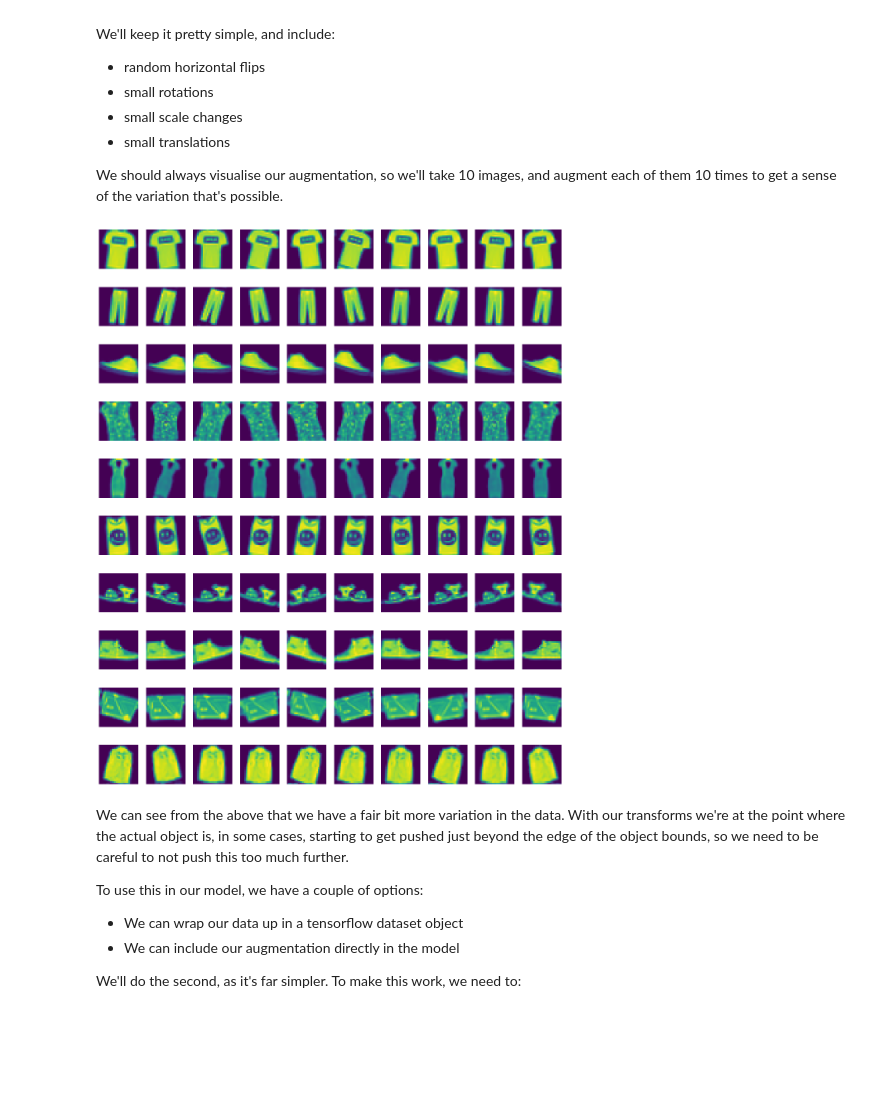
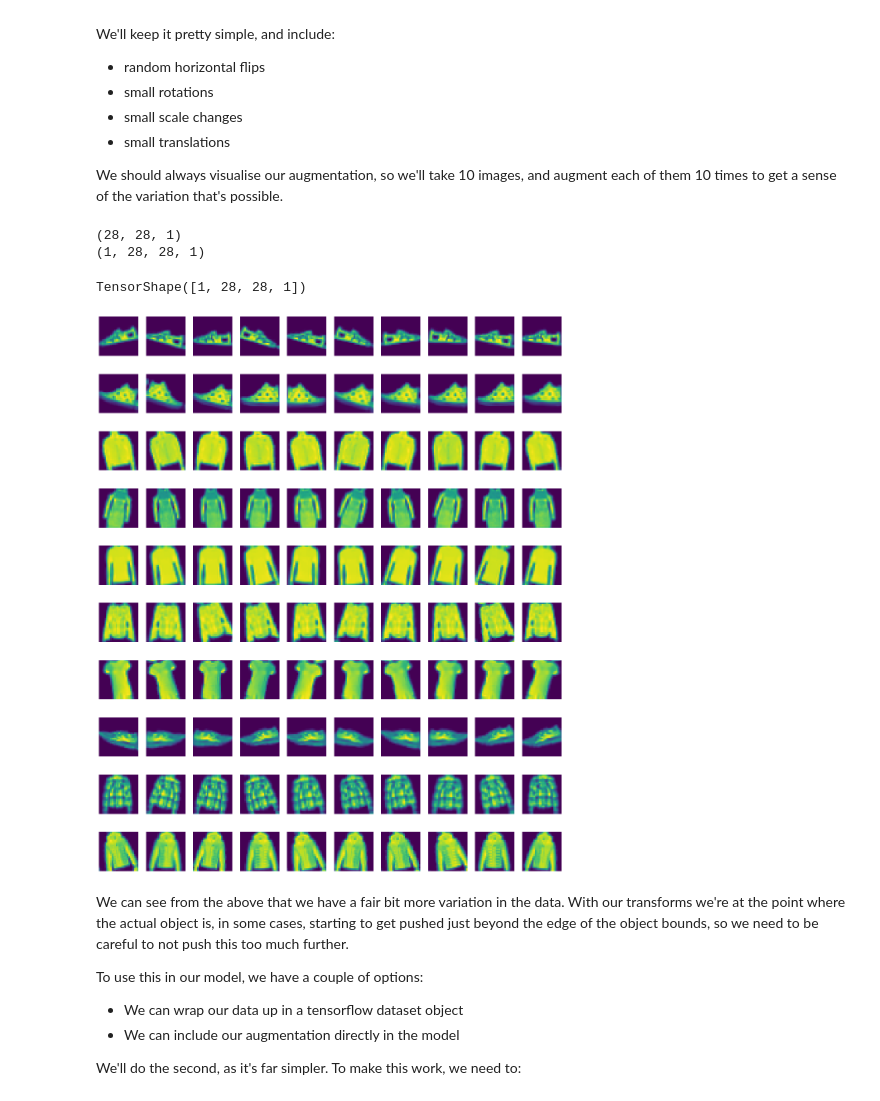
Before and after one commit to xiaohai-huang/cab420-workspace, a Jupyter notebook: work/machine-learning/week5/CAB420_DCNNs_Example_6_Fine_Tuning_and_Data_Augmentation.ipynb, the cells around one changed output. Cells and saved outputs as stored; diff of their text form; code cells hidden in the pictures; blank space fills up the shorter version.

```diff
--- a/work/machine-learning/week5/CAB420_DCNNs_Example_6_Fine_Tuning_and_Data_Augmentation.ipynb
+++ b/work/machine-learning/week5/CAB420_DCNNs_Example_6_Fine_Tuning_and_Data_Augmentation.ipynb
@@ -503,23 +509,31 @@ We'll keep it pretty simple, and include:
 * small translations
 
 We should always visualise our augmentation, so we'll take 10 images, and augment each of them 10 times to get a sense of the variation that's possible.
+# %%
+print(x_train[10,:,:,:].shape)
+print(tf.expand_dims(x_train[i+10,:,:,:],0).shape)
+data_augmentation(tf.expand_dims(x_train[i+10,:,:,:],0)).shape
+# %% [output]
+(28, 28, 1)
+(1, 28, 28, 1)
+TensorShape([1, 28, 28, 1])
 # %%
 data_augmentation = keras.Sequential([
   layers.experimental.preprocessing.RandomFlip("horizontal"),
   layers.experimental.preprocessing.RandomRotation(0.05),
   layers.experimental.preprocessing.RandomZoom(0.025),
   layers.experimental.preprocessing.RandomTranslation(height_factor=(-0.025, 0.025), width_factor=(-0.025, 0.025))
 ])
 
 fig = plt.figure(figsize=[20, 25])
 for i in range(10):
     for j in range(10):
         ax = fig.add_subplot(10, 10, i*10 + (j + 1))
-        augmented_image = data_augmentation(tf.expand_dims(x_train[i,:,:,:],0))
+        augmented_image = data_augmentation(tf.expand_dims(x_train[i+10,:,:,:],0))
         plt.imshow(augmented_image[0])
         plt.axis("off")
 # %% [output]
-[figure, old version]
+[figure, new version]
 # %% [markdown]
 We can see from the above that we have a fair bit more variation in the data. With our transforms we're at the point where the actual object is, in some cases, starting to get pushed just beyond the edge of the object bounds, so we need to be careful to not push this too much further.
 
```
Also changed, not shown: parts of 2 cells of this notebook, 5 other files.
